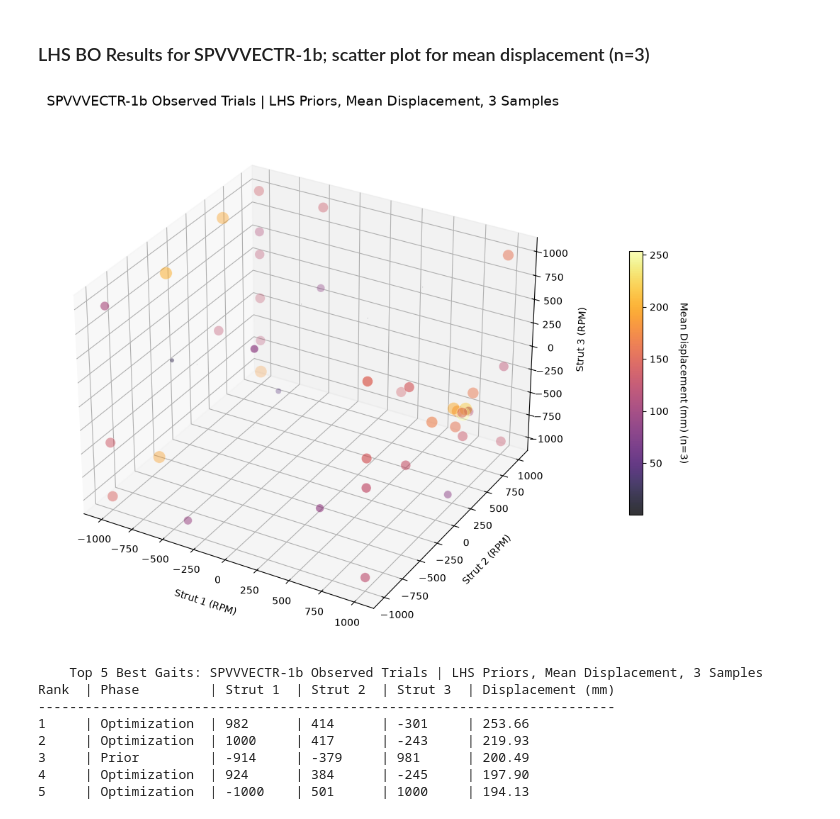
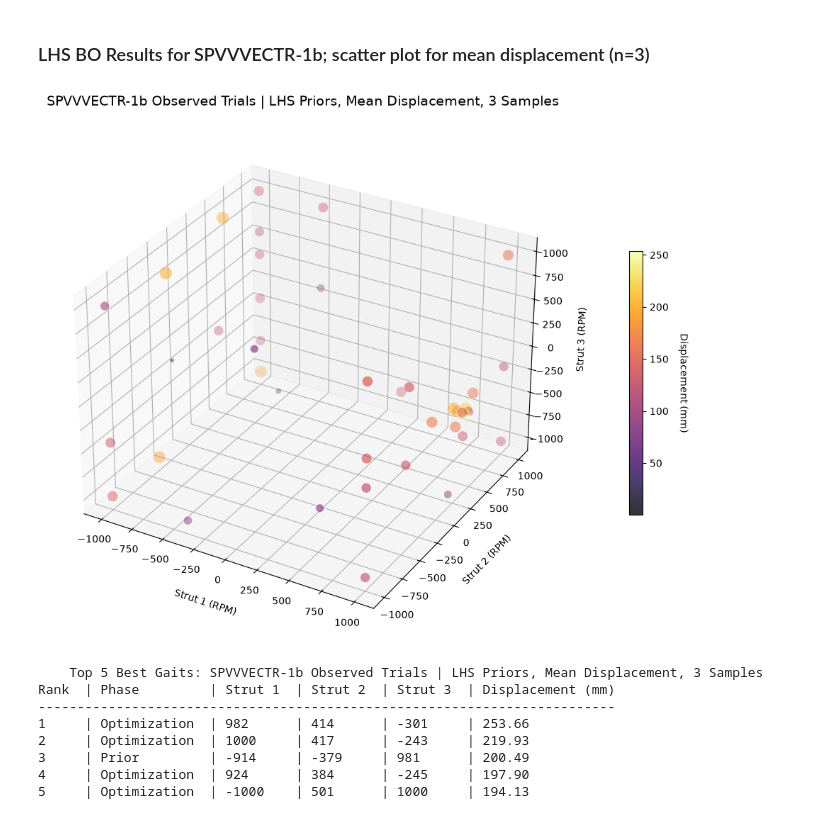
Before and after one commit to UnionEvoRobo/SPVVVECTR, a Jupyter notebook: Python-BT-Control/Better-BLE-Control/visualization_bo_skopt.ipynb, the cells around one changed output. Cells and saved outputs as stored; diff of their text form; code cells hidden in the pictures.

```diff
--- a/Python-BT-Control/Better-BLE-Control/visualization_bo_skopt.ipynb
+++ b/Python-BT-Control/Better-BLE-Control/visualization_bo_skopt.ipynb
@@ -43,10 +43,10 @@ def plot_scatter(csv_filepath, title="SPVVVECTR Observed Trials"):
 
     # legend for fitness
     cbar = fig.colorbar(scatter, ax=ax, shrink=0.5, pad=0.1)
-    if 'Displacement_mm' in df.columns:
-        cbar.set_label('Displacement (mm)', rotation=270, labelpad=20)
-    else:
-        cbar.set_label('Mean Displacement (mm) (n=3)', rotation=270, labelpad=20)
+    #if 'Displacement_mm' in df.columns:
+    cbar.set_label('Displacement (mm)', rotation=270, labelpad=20)
+    #else:
+        #cbar.set_label('Mean Displacement (mm) (n=3)', rotation=270, labelpad=20)
 
     plt.tight_layout()
     plt.show()
@@ -278,10 +271,11 @@ plot_convergence()
 # %% [markdown]
 ### LHS BO Results for SPVVVECTR-1b; scatter plot for mean displacement (n=3)
 # %%
-plot_scatter('../../SPVVVECTR_DATA/bo_experiment_spvvvectr1B/lhs/experiment1_8-3-26/initial_lhs_test_meaned_displacement/lhs_3_samples_meaned_OCCASIONAL_REPOSITIONING.csv', title="SPVVVECTR-1b Observed Trials | LHS Priors, Mean Displacement, 3 Samples")
-print_top_5_gaits('../../SPVVVECTR_DATA/bo_experiment_spvvvectr1B/lhs/experiment1_8-3-26/initial_lhs_test_meaned_displacement/lhs_3_samples_meaned_OCCASIONAL_REPOSITIONING.csv', "SPVVVECTR-1b Observed Trials | LHS Priors, Mean Displacement, 3 Samples")
+path = './../../SPVVVECTR_DATA/bo_experiment_SPVVVECTR-1b/lhs/experiment1_8-3-26/initial_lhs_test_meaned_displacement/lhs_3_samples_meaned_OCCASIONAL_REPOSITIONING.csv'
+plot_scatter(path, title="SPVVVECTR-1b Observed Trials | LHS Priors, Mean Displacement, 3 Samples")
+print_top_5_gaits(path, "SPVVVECTR-1b Observed Trials | LHS Priors, Mean Displacement, 3 Samples")
 # %% [output]
-[figure, old version]
+[figure, new version]
     Top 5 Best Gaits: SPVVVECTR-1b Observed Trials | LHS Priors, Mean Displacement, 3 Samples
 Rank  | Phase         | Strut 1  | Strut 2  | Strut 3  | Displacement (mm)
 --------------------------------------------------------------------------
```
Also changed, not shown: parts of 15 cells of this notebook, 4 other files.
